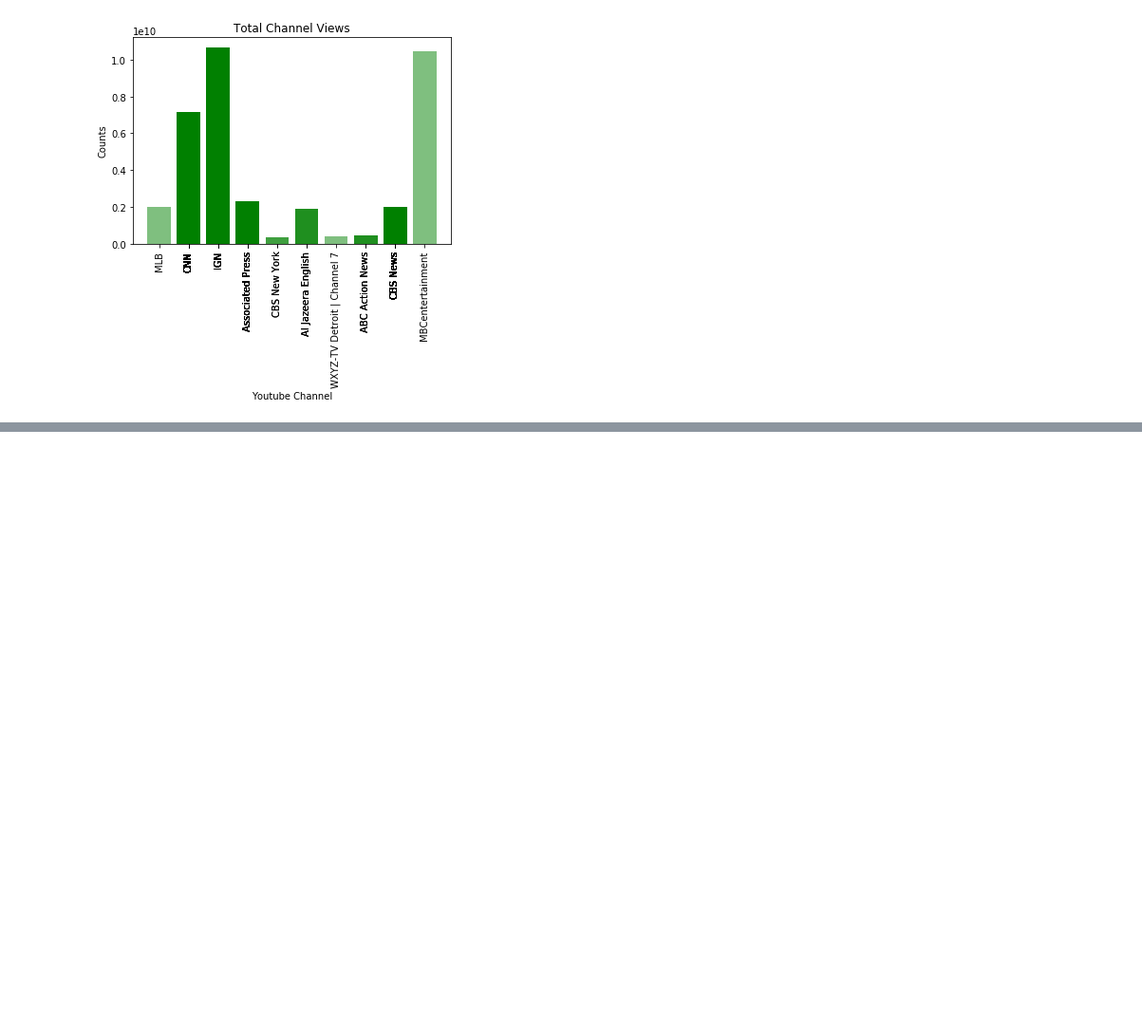
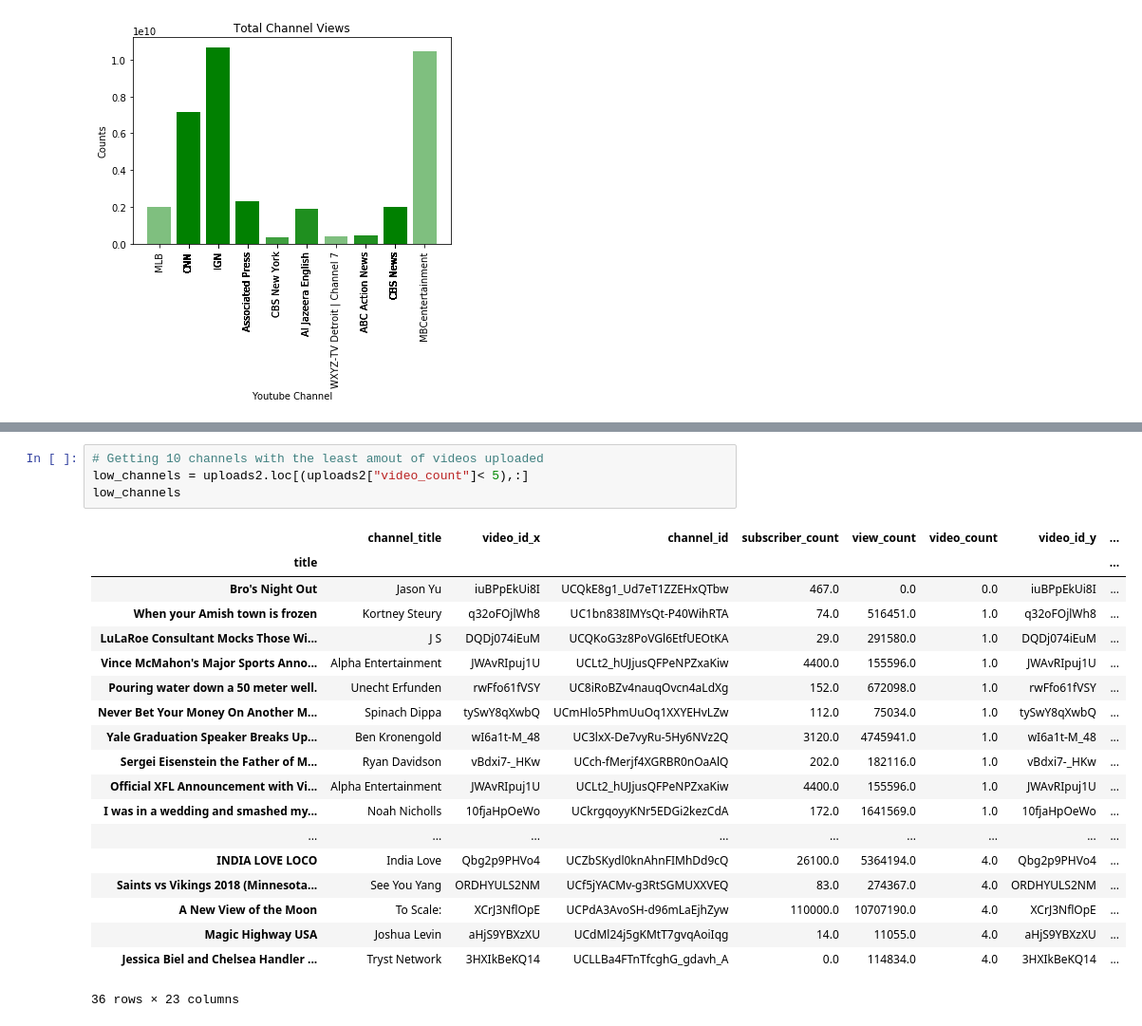
Before and after one commit to hannah8075/youtube-analysis, a Jupyter notebook: vidcount_vs_viewcount.ipynb, the cells around one changed output, grey strips where cells are left out. Shown: that part at 95% size. Saved outputs shown, nothing was run; the diff lists cells and outputs as text; blank space fills up the shorter version.

```diff
--- a/vidcount_vs_viewcount.ipynb
+++ b/vidcount_vs_viewcount.ipynb
@@ -120,0 +145,24 @@ plt.show()
+# %%
+# Getting 10 channels with the least amout of videos uploaded
+low_channels = uploads2.loc[(uploads2["video_count"]< 5),:]
+low_channels
+# %% [output]
+|  | channel_title | video_id_x | channel_id | subscriber_count | view_count | video_count | video_id_y | ... |
+| title |  |  |  |  |  |  |  | ... |
+| Bro's Night Out | Jason Yu | iuBPpEkUi8I | UCQkE8g1_Ud7eT1ZZEHxQTbw | 467.0 | 0.0 | 0.0 | iuBPpEkUi8I | ... |
+| When your Amish town is frozen | Kortney Steury | q32oFOjlWh8 | UC1bn838IMYsQt-P40WihRTA | 74.0 | 516451.0 | 1.0 | q32oFOjlWh8 | ... |
+| LuLaRoe Consultant Mocks Those Wi... | J S | DQDj074iEuM | UCQKoG3z8PoVGl6EtfUEOtKA | 29.0 | 291580.0 | 1.0 | DQDj074iEuM | ... |
+| Vince McMahon's Major Sports Anno... | Alpha Entertainment | JWAvRIpuj1U | UCLt2_hUJjusQFPeNPZxaKiw | 4400.0 | 155596.0 | 1.0 | JWAvRIpuj1U | ... |
+| Pouring water down a 50 meter well. | Unecht Erfunden | rwFfo61fVSY | UC8iRoBZv4nauqOvcn4aLdXg | 152.0 | 672098.0 | 1.0 | rwFfo61fVSY | ... |
+| Never Bet Your Money On Another M... | Spinach Dippa | tySwY8qXwbQ | UCmHlo5PhmUuOq1XXYEHvLZw | 112.0 | 75034.0 | 1.0 | tySwY8qXwbQ | ... |
+| Yale Graduation Speaker Breaks Up... | Ben Kronengold | wI6a1t-M_48 | UC3lxX-De7vyRu-5Hy6NVz2Q | 3120.0 | 4745941.0 | 1.0 | wI6a1t-M_48 | ... |
+| Sergei Eisenstein the Father of M... | Ryan Davidson | vBdxi7-_HKw | UCch-fMerjf4XGRBR0nOaAlQ | 202.0 | 182116.0 | 1.0 | vBdxi7-_HKw | ... |
+| Official XFL Announcement with Vi... | Alpha Entertainment | JWAvRIpuj1U | UCLt2_hUJjusQFPeNPZxaKiw | 4400.0 | 155596.0 | 1.0 | JWAvRIpuj1U | ... |
+| I was in a wedding and smashed my... | Noah Nicholls | 10fjaHpOeWo | UCkrgqoyyKNr5EDGi2kezCdA | 172.0 | 1641569.0 | 1.0 | 10fjaHpOeWo | ... |
+| ... | ... | ... | ... | ... | ... | ... | ... | ... |
+| INDIA LOVE LOCO | India Love | Qbg2p9PHVo4 | UCZbSKydl0knAhnFIMhDd9cQ | 26100.0 | 5364194.0 | 4.0 | Qbg2p9PHVo4 | ... |
+| Saints vs Vikings 2018 (Minnesota... | See You Yang | ORDHYULS2NM | UCf5jYACMv-g3RtSGMUXXVEQ | 83.0 | 274367.0 | 4.0 | ORDHYULS2NM | ... |
+| A New View of the Moon | To Scale: | XCrJ3NflOpE | UCPdA3AvoSH-d96mLaEjhZyw | 110000.0 | 10707190.0 | 4.0 | XCrJ3NflOpE | ... |
+| Magic Highway USA | Joshua Levin | aHjS9YBXzXU | UCdMl24j5gKMtT7gvqAoiIqg | 14.0 | 11055.0 | 4.0 | aHjS9YBXzXU | ... |
+| Jessica Biel and Chelsea Handler ... | Tryst Network | 3HXIkBeKQ14 | UCLLBa4FTnTfcghG_gdavh_A | 0.0 | 114834.0 | 4.0 | 3HXIkBeKQ14 | ... |
+36 rows × 23 columns
```
Also changed, not shown: parts of 7 cells of this notebook.
